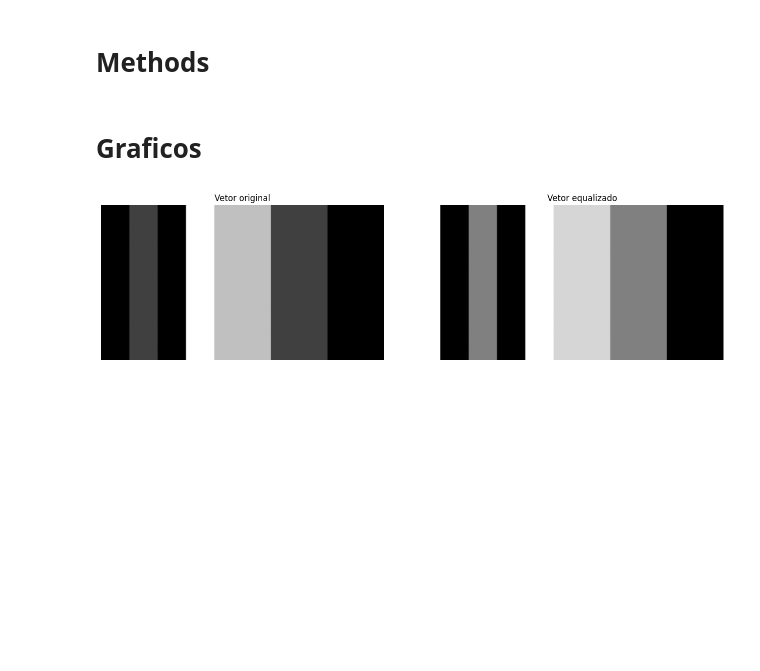
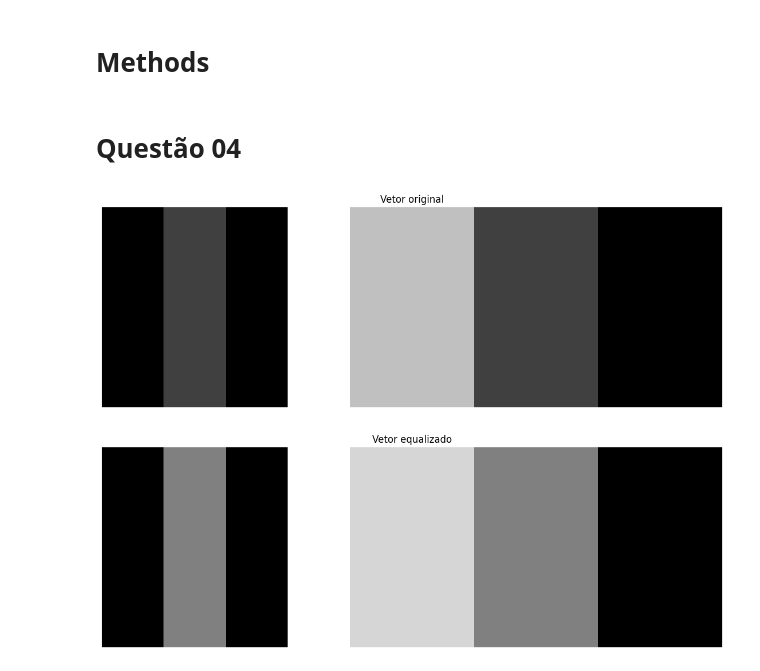
Before and after one commit to Manuelfjr/pdi, a Jupyter notebook: notebooks/00_atv01_code.ipynb, the cells around one changed output. Drawn from its saved outputs; the diff is of its cells as text; code cells hidden in the pictures; blank space fills up the shorter version.

```diff
--- a/notebooks/00_atv01_code.ipynb
+++ b/notebooks/00_atv01_code.ipynb
@@ -11,9 +11,17 @@ from typing import Any
 # %% [markdown]
 # Methods
 # %%
-def gerar_imagem(vetor, fator_largura=20, figsize=(16, 5)):
+def gerar_imagem(vetor, fator_largura=20, figsize=(16, 5), orient: str="horizontal") -> tuple:
     altura = 50
-    fig, axs = plt.subplots(1, len(vetor), figsize=figsize)
+    if orient == "horizontal":
+        fig, axs = plt.subplots(1, len(vetor), figsize=figsize)
+        plt.subplots_adjust(wspace=0.5)  # Ajustar o espaçamento entre os subplots
+    elif orient == "vertical":
+        fig, axs = plt.subplots(len(vetor), 1, figsize=figsize)
+        plt.subplots_adjust(hspace=0.5)  # Ajustar o espaçamento entre os subplots
+
+    if not isinstance(axs, np.ndarray):
+        axs = np.array([axs])
     for _ax, (key, content) in zip(axs.flatten(), vetor.items()):
         imagem_array_orig = np.repeat(content["vetor"], fator_largura).reshape(1, -1)
         imagem_array_orig = np.tile(imagem_array_orig, (altura, 1))
@@ -25,8 +33,8 @@ def gerar_imagem(vetor, fator_largura=20, figsize=(16, 5)):
 
     plt.show()
     return fig, axs
-# %% [markdown]
-# Graficos
+# %% [markdown]
+# Questão 04
 # %%
 contents: dict[str, Any] = {
     "orig": {
@@ -41,9 +49,10 @@ contents: dict[str, Any] = {
 # %%
 fig1, ax1 = gerar_imagem(
     contents,
-    figsize=(16, 4)
+    figsize=(14, 10),
+    orient="vertical"
 )
 fig1.tight_layout()
 fig1.savefig(PROJECT_DIR / "assets" / "atv04-q04.png", dpi=400)
 # %% [output]
-[figure, old version]
+[figure, new version]
```
Also changed, not shown: parts of 7 cells of this notebook, 6 other files.
